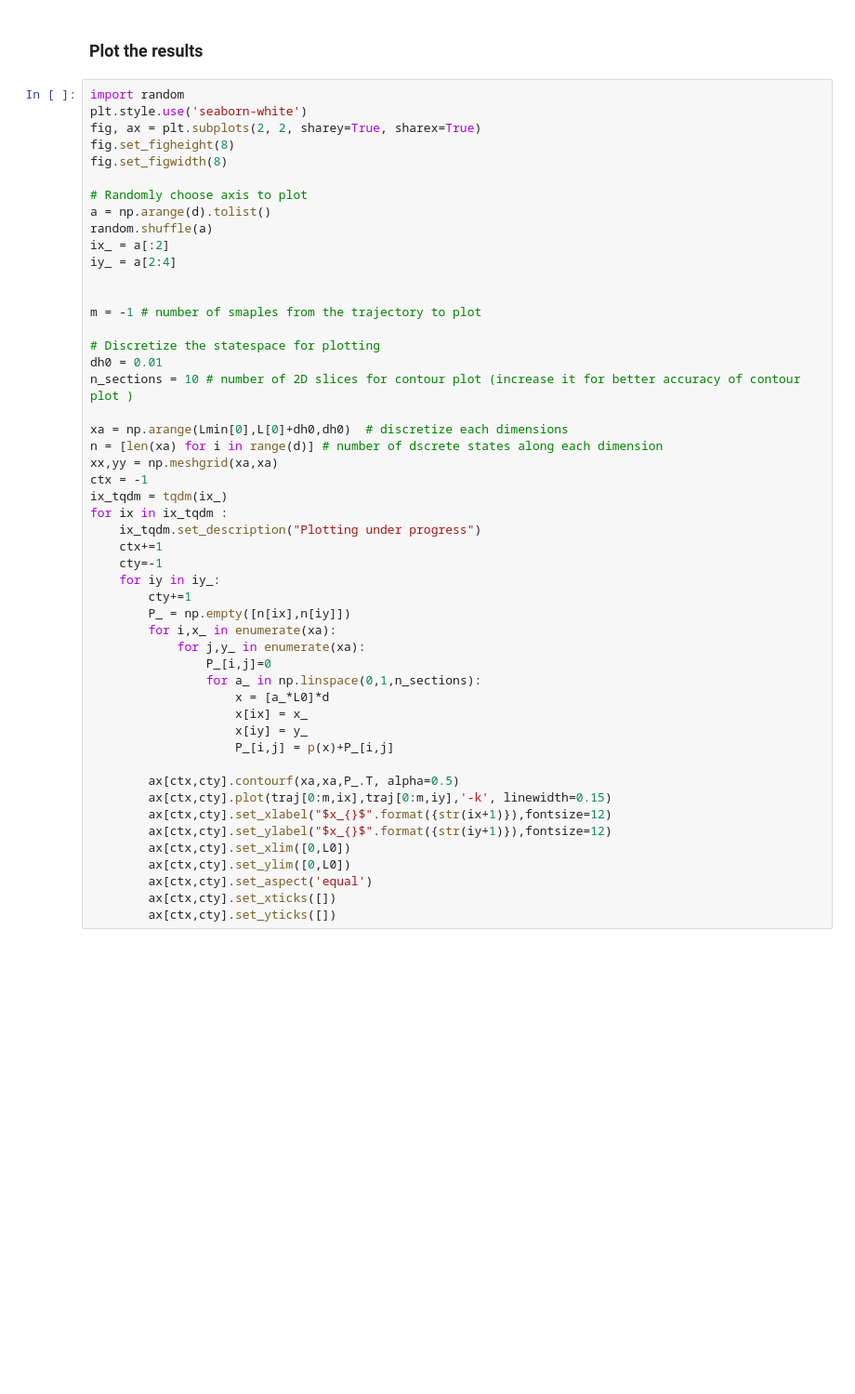
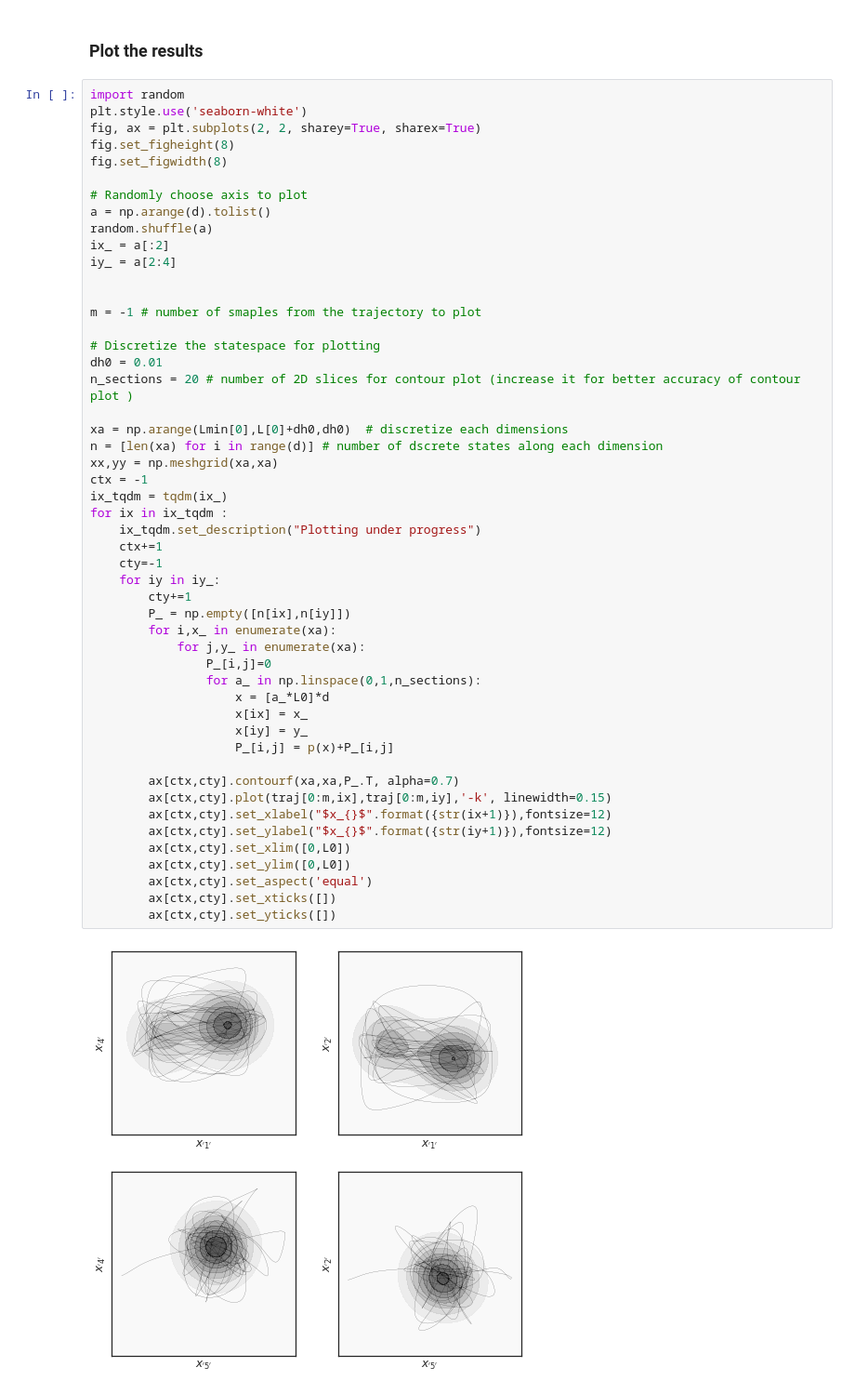
Before and after one commit to SuhanNShetty/Ergodic_Exploration_using_Tensor_Train, a Jupyter notebook: Ergodic_Control_using_TT.ipynb, the cells around one changed output. Shown: that part at 93% size. Cells and saved outputs as stored; diff of their text form; blank space fills up the shorter version.

```diff
--- a/Ergodic_Control_using_TT.ipynb
+++ b/Ergodic_Control_using_TT.ipynb
@@ -350,35 +350,37 @@ m = -1 # number of smaples from the trajectory to plot
 
 # Discretize the statespace for plotting
 dh0 = 0.01
-n_sections = 10 # number of 2D slices for contour plot (increase it for better accuracy of contour plot )
+n_sections = 20 # number of 2D slices for contour plot (increase it for better accuracy of contour plot )
 
 xa = np.arange(Lmin[0],L[0]+dh0,dh0)  # discretize each dimensions
 n = [len(xa) for i in range(d)] # number of dscrete states along each dimension
 xx,yy = np.meshgrid(xa,xa)
 ctx = -1
 ix_tqdm = tqdm(ix_)
 for ix in ix_tqdm :
     ix_tqdm.set_description("Plotting under progress")
     ctx+=1
     cty=-1
     for iy in iy_:
         cty+=1
         P_ = np.empty([n[ix],n[iy]])
         for i,x_ in enumerate(xa):
             for j,y_ in enumerate(xa):
                 P_[i,j]=0
                 for a_ in np.linspace(0,1,n_sections):
                     x = [a_*L0]*d
                     x[ix] = x_
                     x[iy] = y_
                     P_[i,j] = p(x)+P_[i,j]
 
-        ax[ctx,cty].contourf(xa,xa,P_.T, alpha=0.5)
+        ax[ctx,cty].contourf(xa,xa,P_.T, alpha=0.7)
         ax[ctx,cty].plot(traj[0:m,ix],traj[0:m,iy],'-k', linewidth=0.15)
         ax[ctx,cty].set_xlabel("$x_{}$".format({str(ix+1)}),fontsize=12)
         ax[ctx,cty].set_ylabel("$x_{}$".format({str(iy+1)}),fontsize=12)
         ax[ctx,cty].set_xlim([0,L0])
         ax[ctx,cty].set_ylim([0,L0])
         ax[ctx,cty].set_aspect('equal')
         ax[ctx,cty].set_xticks([])
         ax[ctx,cty].set_yticks([])
+# %% [output]
+[figure, added]
```
Also changed, not shown: parts of 9 cells of this notebook.
